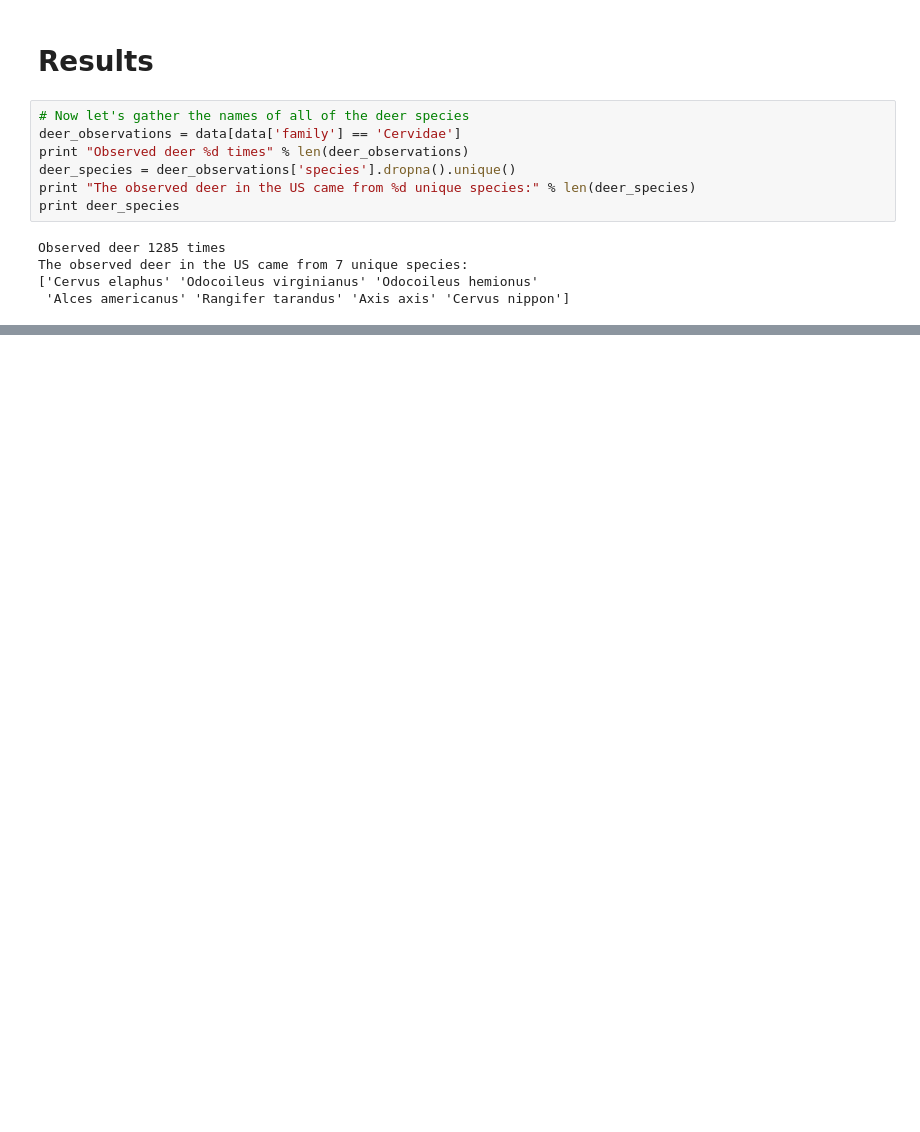
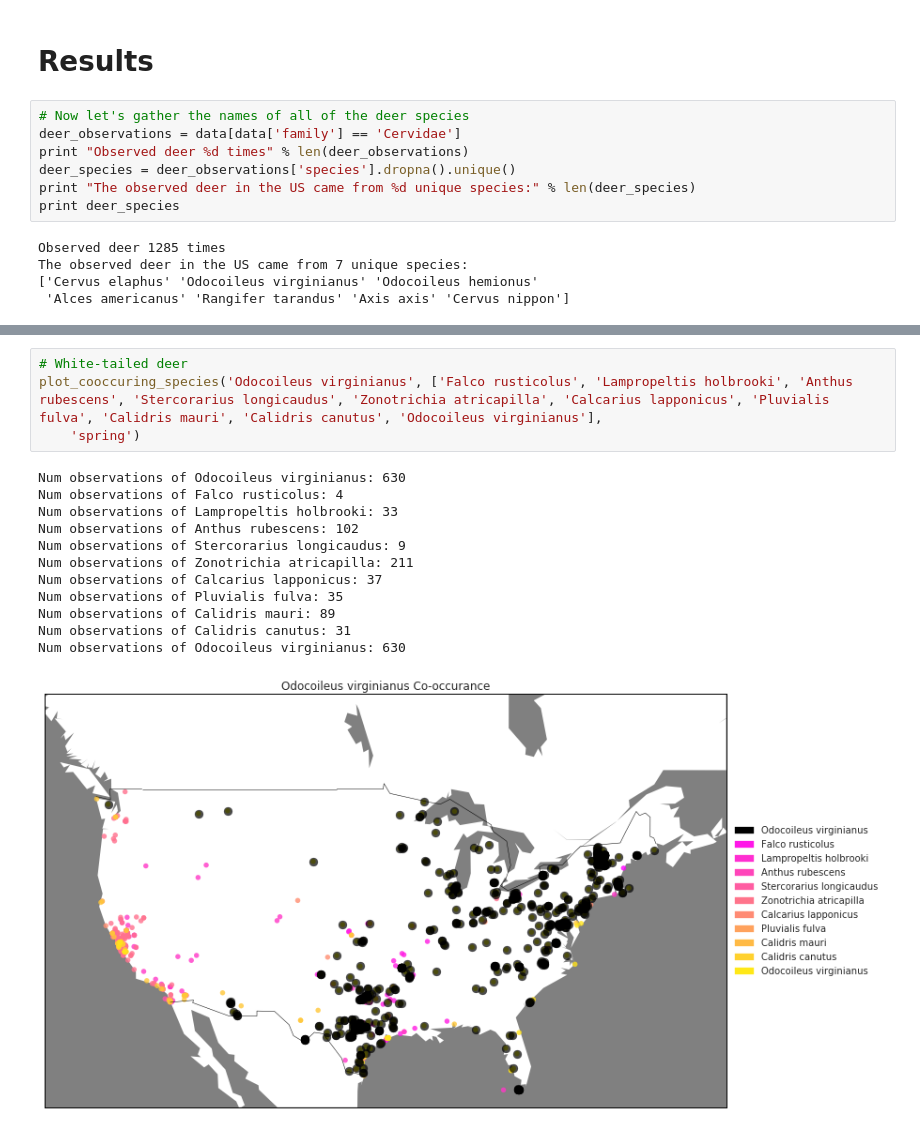
Before and after one commit to averyfaller/AM207Project, a Jupyter notebook: EM.ipynb, the cells around one changed output, grey strips where cells are left out. Saved outputs shown, nothing was run; the diff lists cells and outputs as text; blank space fills up the shorter version.

```diff
--- a/EM.ipynb
+++ b/EM.ipynb
@@ -337,0 +434,17 @@ Most likely to co-occur:
+# %%
+# White-tailed deer
+plot_cooccuring_species('Odocoileus virginianus', ['Falco rusticolus', 'Lampropeltis holbrooki', 'Anthus rubescens', 'Stercorarius longicaudus', 'Zonotrichia atricapilla', 'Calcarius lapponicus', 'Pluvialis fulva', 'Calidris mauri', 'Calidris canutus', 'Odocoileus virginianus'],
+    'spring')
+# %% [output]
+Num observations of Odocoileus virginianus: 630
+Num observations of Falco rusticolus: 4
+Num observations of Lampropeltis holbrooki: 33
+Num observations of Anthus rubescens: 102
+Num observations of Stercorarius longicaudus: 9
+Num observations of Zonotrichia atricapilla: 211
+Num observations of Calcarius lapponicus: 37
+Num observations of Pluvialis fulva: 35
+Num observations of Calidris mauri: 89
+Num observations of Calidris canutus: 31
+Num observations of Odocoileus virginianus: 630
+[figure, added]
```
Also changed, not shown: parts of 16 cells of this notebook.
